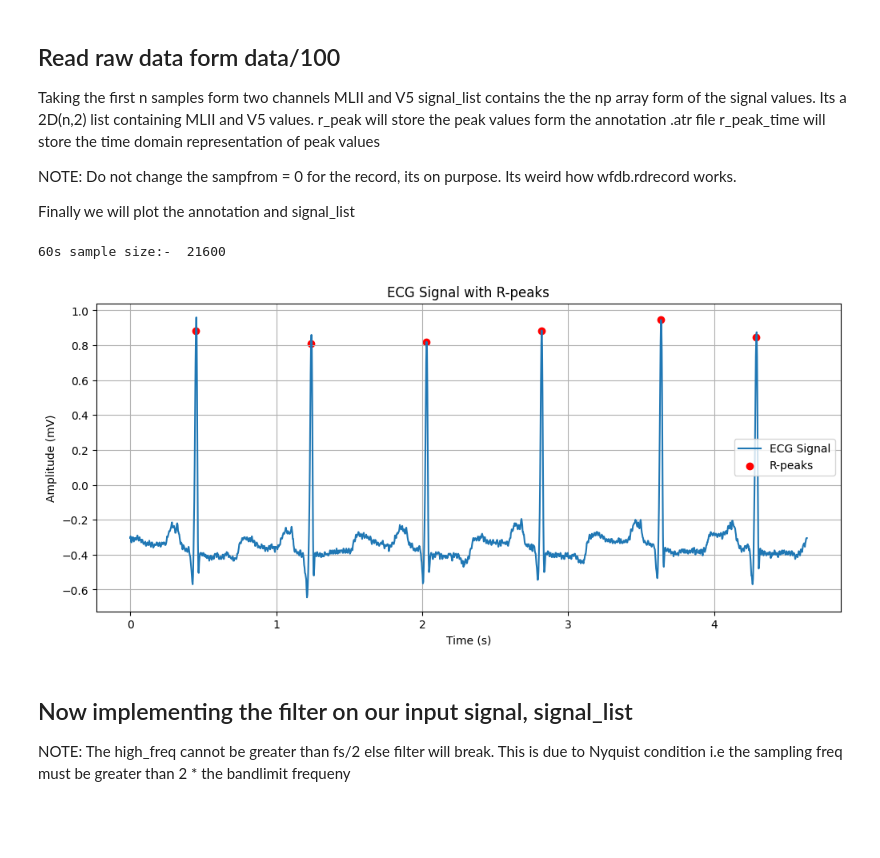
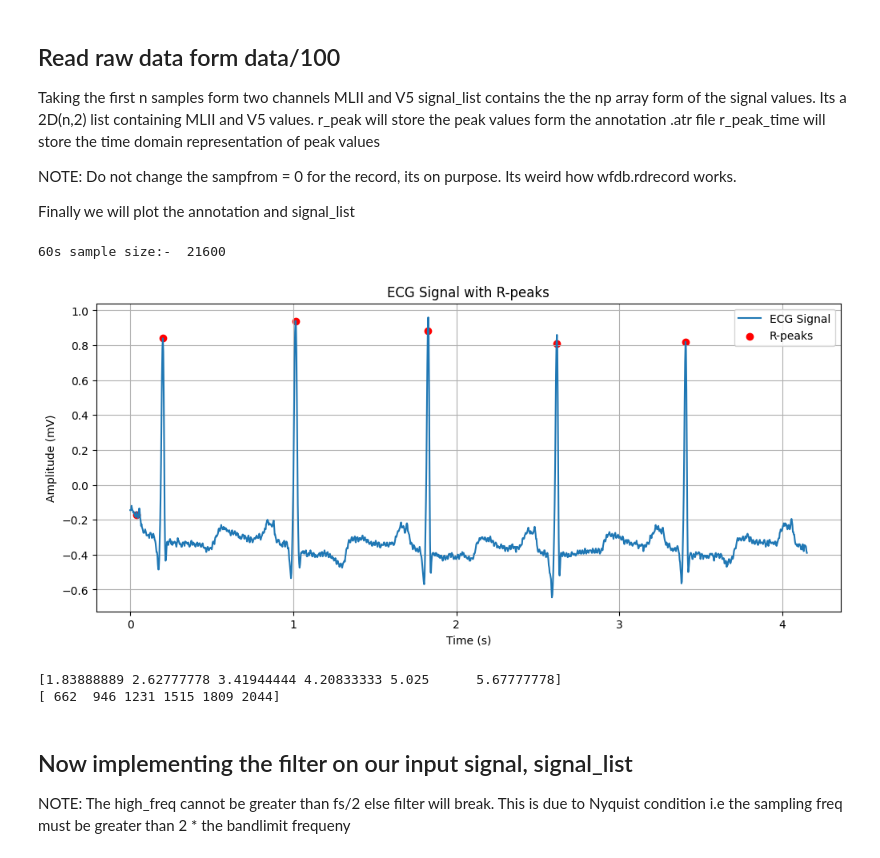
Before and after one commit to Shhuffle/ECG_Signal_Processing, a Jupyter notebook: notebooks/PreProcessing.ipynb, the cells around one changed output. Saved outputs shown, nothing was run; the diff lists cells and outputs as text; code cells hidden in the pictures; blank space fills up the shorter version.

```diff
--- a/notebooks/PreProcessing.ipynb
+++ b/notebooks/PreProcessing.ipynb
@@ -28,8 +28,8 @@ Its weird how wfdb.rdrecord works.
 Finally we will plot the annotation and signal_list
 # %%
 record_path = os.path.join(os.getcwd(), "..", "data", "100")
-starting_sample = 500
-ending_sample = 2170
+starting_sample = 5
+ending_sample = 1500
 channel_size =1
 
 # take inputs
@@ -38,34 +38,40 @@ fs = record.fs
 print("60s sample size:- ", 60*fs)
 
 # useful lists
 signal_list = np.array(record.p_signal.tolist())
 r_peak = np.array(annotation.sample.tolist())
 r_peak_time = r_peak[:] / fs
 
 
 
 # Adjust R-peak indices to match sliced signal
 r_peak_local = r_peak - starting_sample
 offset_peak_time = starting_sample/fs
 peak_time_for_plot = r_peak_time[:] - offset_peak_time
 
 # plot
 time_axis = np.arange(len(signal_list[:,0])) / fs
 
 plt.figure(figsize=(12,5))
 plt.plot(time_axis, signal_list[:,0], label="ECG Signal")
 
 # Mark R-peaks on the plot
 plt.scatter(peak_time_for_plot, signal_list[r_peak_local,0], color="red", marker="o", label="R-peaks")
 plt.xlabel("Time (s)")
 plt.ylabel("Amplitude (mV)")
 plt.title("ECG Signal with R-peaks")
 plt.legend()
 plt.grid(True)
 plt.show()
 # %% [output]
 60s sample size:-  21600
-[figure, old version]
+[figure, new version]
+# %%
+print(r_peak_time)
+print(r_peak)
+# %% [output]
+[1.83888889 2.62777778 3.41944444 4.20833333 5.025      5.67777778]
+[ 662  946 1231 1515 1809 2044]
 # %% [markdown]
 ## Now implementing the filter on our input signal, signal_list
 NOTE: The high_freq cannot be greater than fs/2 else filter will break.
```
Also changed, not shown: parts of 1 cell of this notebook, 2 other files.
